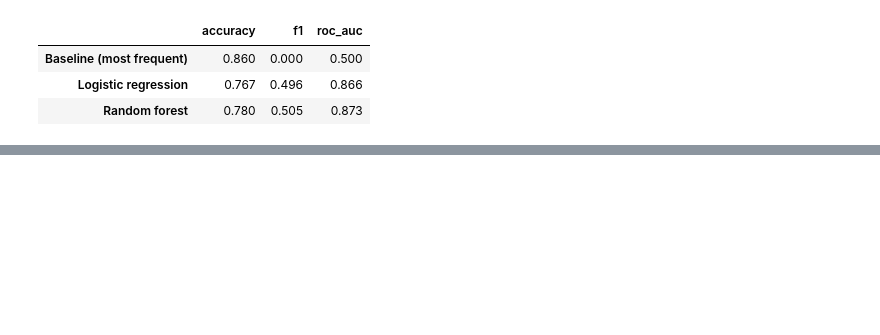
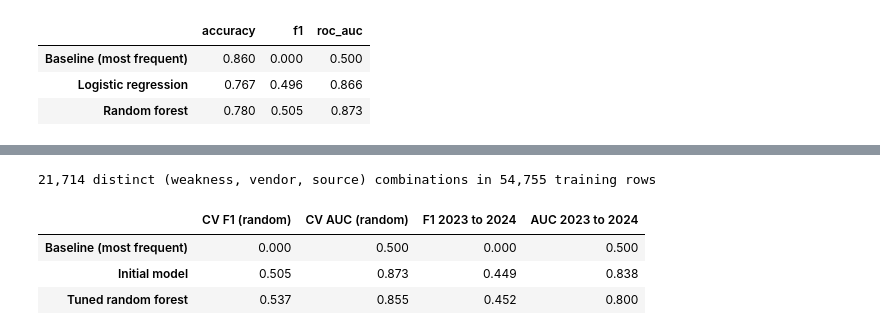
Before and after one commit to thitimas/nvd-critical-demo, a Jupyter notebook: nvd_critical_demo.ipynb, the cells around one changed output, grey strips where cells are left out. Cells and saved outputs as stored; diff of their text form; code cells hidden in the pictures; blank space fills up the shorter version.

```diff
--- a/nvd_critical_demo.ipynb
+++ b/nvd_critical_demo.ipynb
@@ -316,0 +374,28 @@ The baseline shows why accuracy alone misleads: predicting "not Critical" every
+# %%
+combo = X_train.astype(str).agg("|".join, axis=1)
+print(f"{combo.nunique():,} distinct (weakness, vendor, source) combinations in {len(combo):,} training rows")
+
+year = pd.to_datetime(df.loc[X_train.index, "published"]).dt.year
+early, late = (year == year.min()), (year == year.max())
+
+def forward_check(pipe):
+    p = clone(pipe).fit(X_train[early], y_train[early])
+    return (f1_score(y_train[late], p.predict(X_train[late])),
+            roc_auc_score(y_train[late], p.predict_proba(X_train[late])[:, 1]))
+
+candidates_final = {"Baseline (most frequent)": models["Baseline (most frequent)"],
+                    "Initial model": models[best_name], "Tuned random forest": tuned}
+rows = {}
+for name, pipe in candidates_final.items():
+    s = cross_validate(pipe, X_train, y_train, cv=cv, scoring=["f1", "roc_auc"])
+    f_fwd, a_fwd = forward_check(pipe)
+    rows[name] = {"CV F1 (random)": s["test_f1"].mean(), "CV AUC (random)": s["test_roc_auc"].mean(),
+                  f"F1 {year.min()} to {year.max()}": f_fwd, f"AUC {year.min()} to {year.max()}": a_fwd}
+improvement = pd.DataFrame(rows).T.round(3)
+improvement
+# %% [output]
+21,714 distinct (weakness, vendor, source) combinations in 54,755 training rows
+|  | CV F1 (random) | CV AUC (random) | F1 2023 to 2024 | AUC 2023 to 2024 |
+| Baseline (most frequent) | 0.000 | 0.500 | 0.000 | 0.500 |
+| Initial model | 0.505 | 0.873 | 0.449 | 0.838 |
+| Tuned random forest | 0.537 | 0.855 | 0.452 | 0.800 |
```
Also changed, not shown: parts of 32 cells of this notebook, 2 other files.
